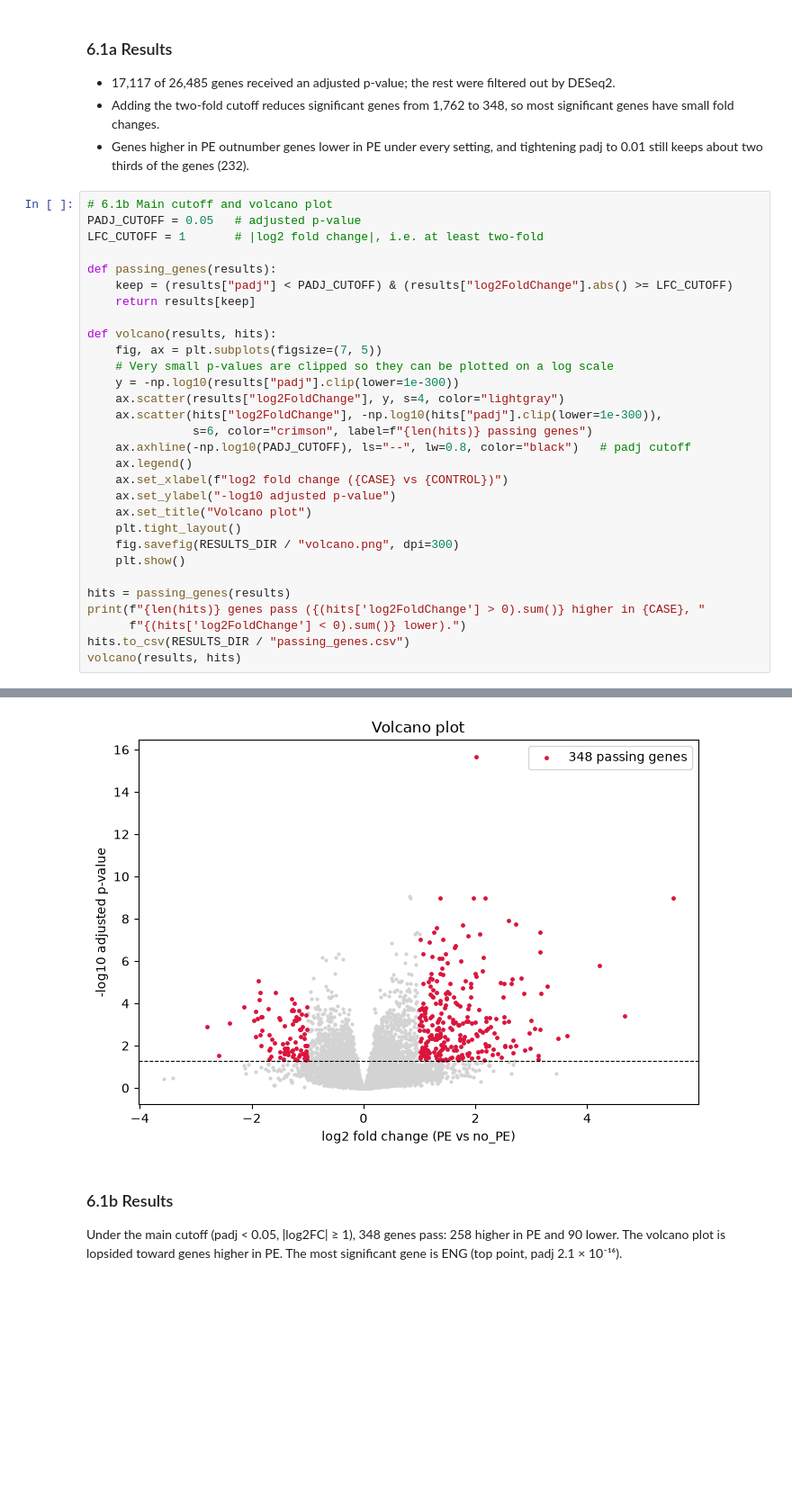
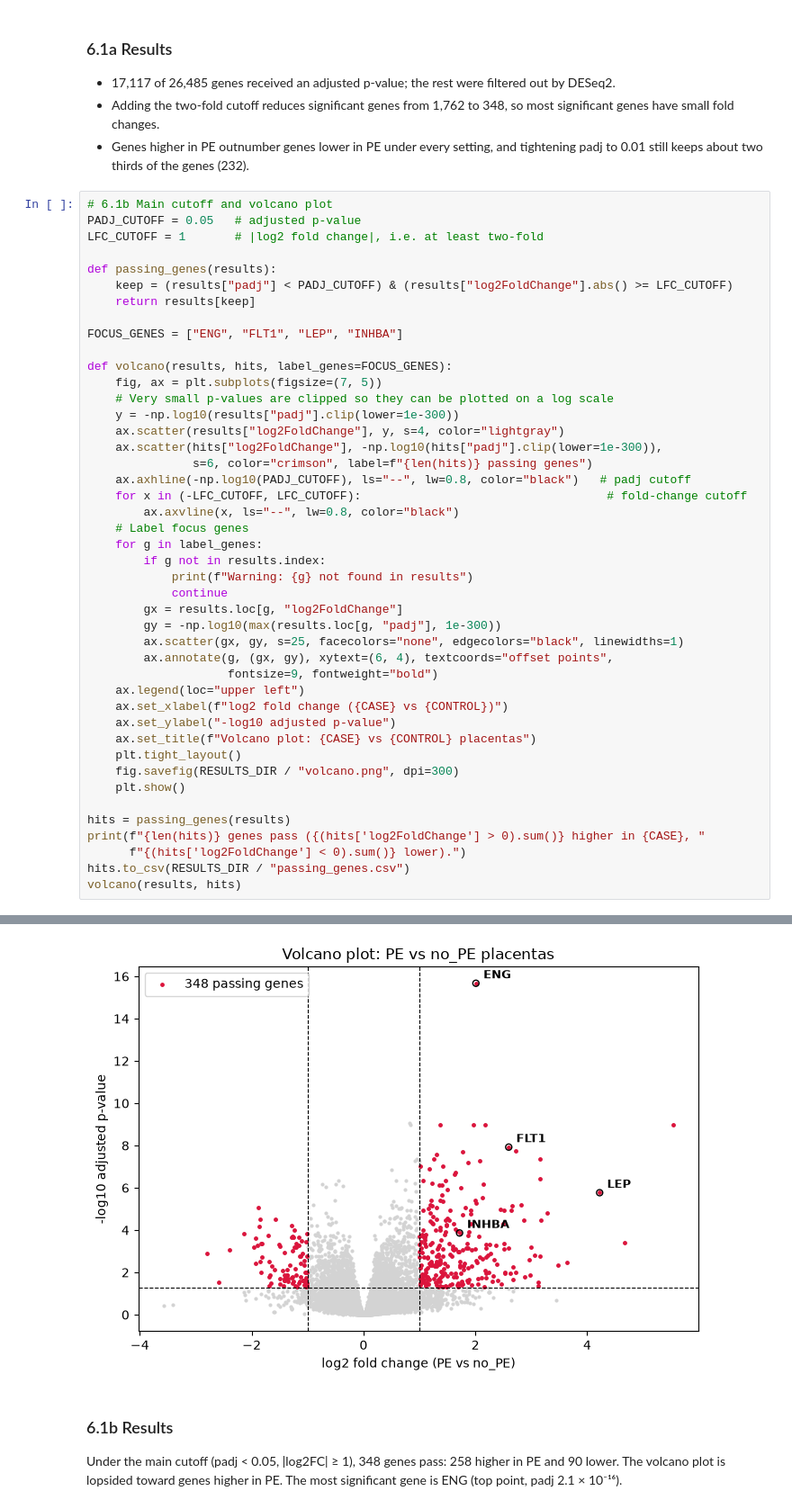
Before and after one commit to chaudhariaditi96/brownian-huskies_datathon, a Jupyter notebook: notebooks/Brownian_Huskey.ipynb, the cells around one changed output, grey strips where cells are left out. Shown at 90% size. Drawn from its saved outputs; the diff is of its cells as text; blank space fills up the shorter version.

Commit message:
Final notebook run: volcano plot with labeled genes

```diff
--- a/notebooks/Brownian_Huskey.ipynb
+++ b/notebooks/Brownian_Huskey.ipynb
@@ -446,36 +446,50 @@ Genes with an adjusted p-value: 17117 of 26485
 # %%
 # 6.1b Main cutoff and volcano plot
 PADJ_CUTOFF = 0.05   # adjusted p-value
 LFC_CUTOFF = 1       # |log2 fold change|, i.e. at least two-fold
 
 def passing_genes(results):
     keep = (results["padj"] < PADJ_CUTOFF) & (results["log2FoldChange"].abs() >= LFC_CUTOFF)
     return results[keep]
 
-def volcano(results, hits):
+FOCUS_GENES = ["ENG", "FLT1", "LEP", "INHBA"]
+
+def volcano(results, hits, label_genes=FOCUS_GENES):
     fig, ax = plt.subplots(figsize=(7, 5))
     # Very small p-values are clipped so they can be plotted on a log scale
     y = -np.log10(results["padj"].clip(lower=1e-300))
     ax.scatter(results["log2FoldChange"], y, s=4, color="lightgray")
     ax.scatter(hits["log2FoldChange"], -np.log10(hits["padj"].clip(lower=1e-300)),
                s=6, color="crimson", label=f"{len(hits)} passing genes")
     ax.axhline(-np.log10(PADJ_CUTOFF), ls="--", lw=0.8, color="black")   # padj cutoff
-    ax.legend()
+    for x in (-LFC_CUTOFF, LFC_CUTOFF):                                   # fold-change cutoff
+        ax.axvline(x, ls="--", lw=0.8, color="black")
+    # Label focus genes
+    for g in label_genes:
+        if g not in results.index:
+            print(f"Warning: {g} not found in results")
+            continue
+        gx = results.loc[g, "log2FoldChange"]
+        gy = -np.log10(max(results.loc[g, "padj"], 1e-300))
+        ax.scatter(gx, gy, s=25, facecolors="none", edgecolors="black", linewidths=1)
+        ax.annotate(g, (gx, gy), xytext=(6, 4), textcoords="offset points",
+                    fontsize=9, fontweight="bold")
+    ax.legend(loc="upper left")
     ax.set_xlabel(f"log2 fold change ({CASE} vs {CONTROL})")
     ax.set_ylabel("-log10 adjusted p-value")
-    ax.set_title("Volcano plot")
+    ax.set_title(f"Volcano plot: {CASE} vs {CONTROL} placentas")
     plt.tight_layout()
     fig.savefig(RESULTS_DIR / "volcano.png", dpi=300)
     plt.show()
 
 hits = passing_genes(results)
 print(f"{len(hits)} genes pass ({(hits['log2FoldChange'] > 0).sum()} higher in {CASE}, "
       f"{(hits['log2FoldChange'] < 0).sum()} lower).")
 hits.to_csv(RESULTS_DIR / "passing_genes.csv")
 volcano(results, hits)
 # %% [output]
 348 genes pass (258 higher in PE, 90 lower).
-[figure, old version]
+[figure, new version]
 # %% [markdown]
 ### 6.1b Results
 Under the main cutoff (padj < 0.05, |log2FC| ≥ 1), 348 genes pass: 258 higher in PE and 90 lower. The volcano plot is lopsided toward genes higher in PE. The most significant gene is ENG (top point, padj 2.1 × 10⁻¹⁶).
```
Also changed, not shown: 1 other file.
